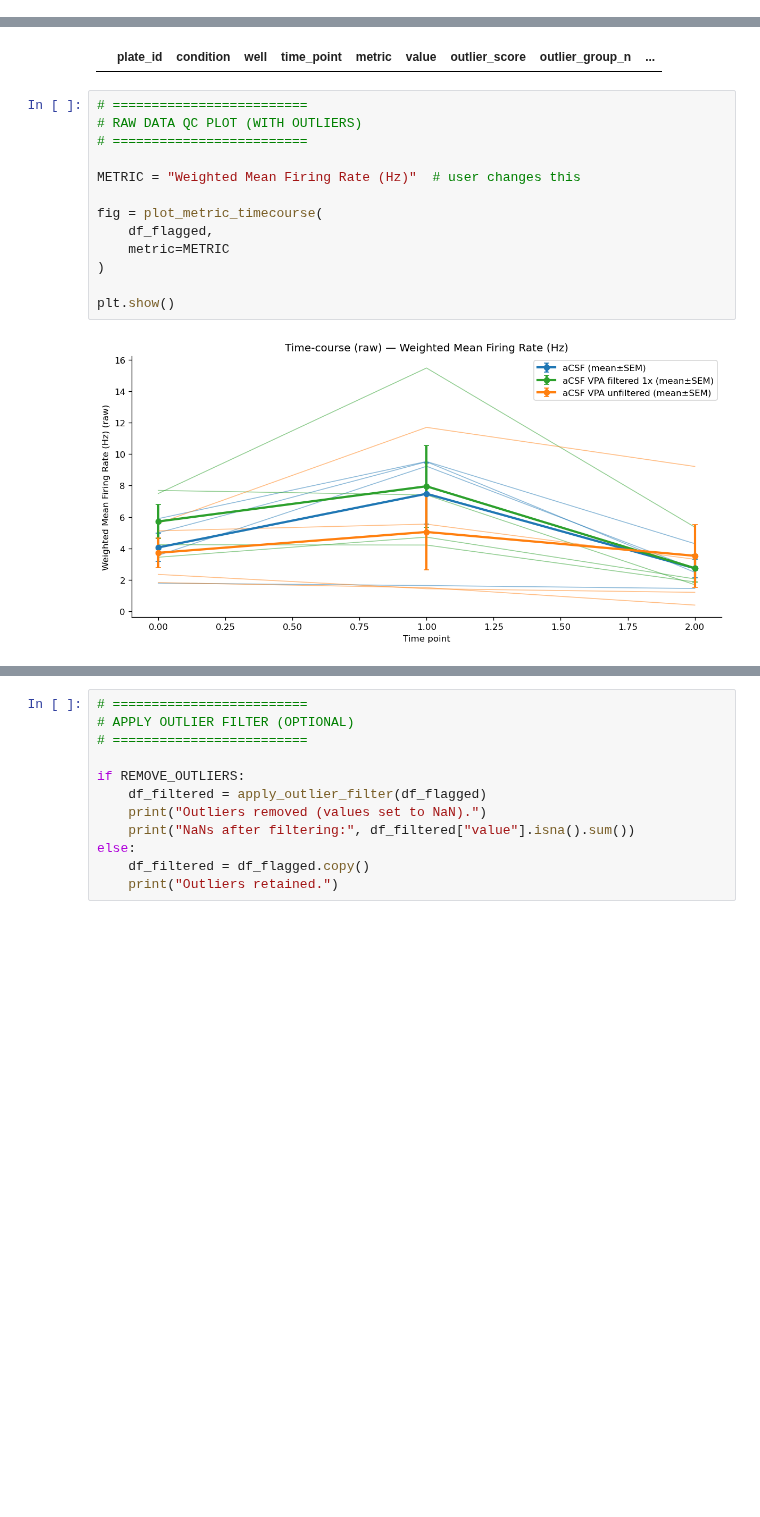
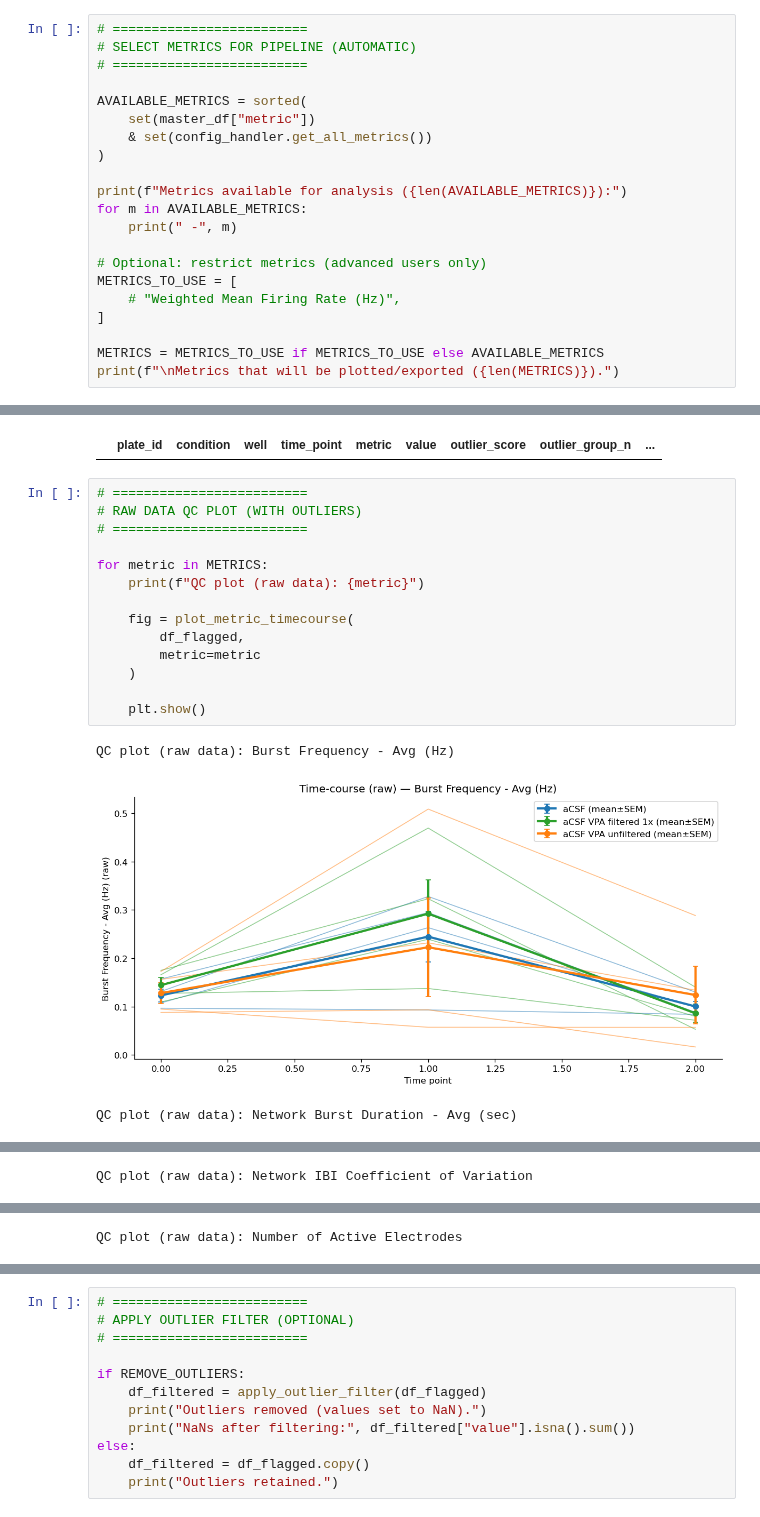
Before and after one commit to vbueno-neuro/mea-analyzer, a Jupyter notebook: notebooks/mea_analyzer_v1.ipynb, the cells around one changed output, grey strips where cells are left out. Cells and saved outputs as stored; diff of their text form; blank space fills up the shorter version.

Commit message:
Refactor multi-metric pipeline, centralize missing-value handling, and improve plotting UX

```diff
--- a/notebooks/mea_analyzer_v1.ipynb
+++ b/notebooks/mea_analyzer_v1.ipynb
@@ -368,3 +368,24 @@ LOADING AND ORGANIZING DATA
 Master dataframe created.
 Shape: (3168, 8)
 Columns: ['plate_id', 'time_point', 'well', 'condition', 'condition_color', 'metric', 'value', 'metric_type']
+# %%
+# =========================
+# SELECT METRICS FOR PIPELINE (AUTOMATIC)
+# =========================
+
+AVAILABLE_METRICS = sorted(
+    set(master_df["metric"])
+    & set(config_handler.get_all_metrics())
+)
+
+print(f"Metrics available for analysis ({len(AVAILABLE_METRICS)}):")
+for m in AVAILABLE_METRICS:
+    print(" -", m)
+
+# Optional: restrict metrics (advanced users only)
+METRICS_TO_USE = [
+    # "Weighted Mean Firing Rate (Hz)",
+]
+
+METRICS = METRICS_TO_USE if METRICS_TO_USE else AVAILABLE_METRICS
+print(f"\nMetrics that will be plotted/exported ({len(METRICS)}).")
@@ -484,15 +517,18 @@ Number of outliers detected: 0
 # %%
 # =========================
 # RAW DATA QC PLOT (WITH OUTLIERS)
 # =========================
 
-METRIC = "Weighted Mean Firing Rate (Hz)"  # user changes this
+for metric in METRICS:
+    print(f"QC plot (raw data): {metric}")
 
-fig = plot_metric_timecourse(
-    df_flagged,
-    metric=METRIC
-)
+    fig = plot_metric_timecourse(
+        df_flagged,
+        metric=metric
+    )
 
-plt.show()
+    plt.show()
 # %% [output]
+QC plot (raw data): Burst Frequency - Avg (Hz)
-[figure, old version]
+[figure, new version]
+QC plot (raw data): Network Burst Duration - Avg (sec)
@@ -498,0 +536 @@ plt.show()
+QC plot (raw data): Network IBI Coefficient of Variation
@@ -498,0 +538 @@ plt.show()
+QC plot (raw data): Number of Active Electrodes
```
Also changed, not shown: parts of 12 cells of this notebook, 4 other files.
